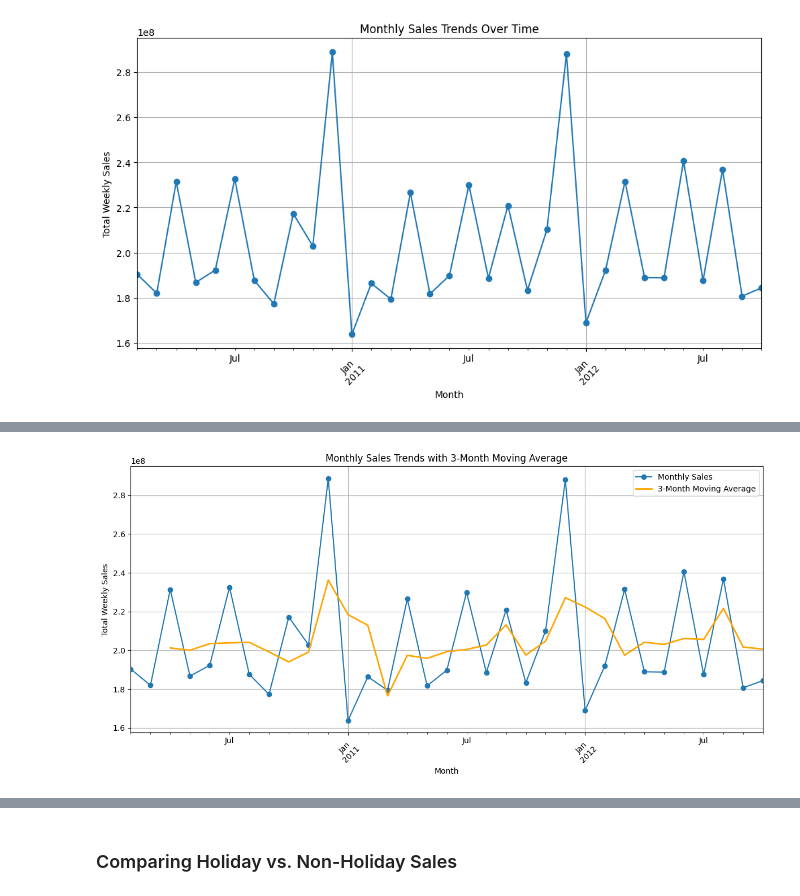
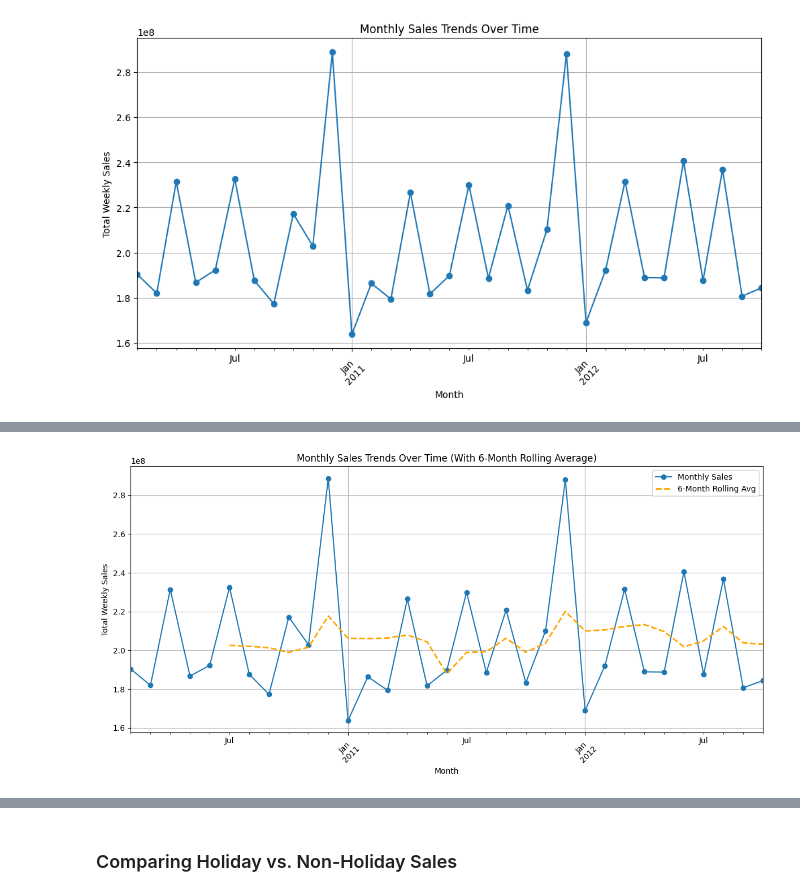
Before and after one commit to johnpospisil/walmart-sales, a Jupyter notebook: forecasting-walmart-sales.ipynb, the cells around one changed output, grey strips where cells are left out. Drawn from its saved outputs; the diff is of its cells as text; code cells hidden in the pictures.

```diff
--- a/forecasting-walmart-sales.ipynb
+++ b/forecasting-walmart-sales.ipynb
@@ -1362,30 +1471,27 @@ plt.show()
 # %%
 import matplotlib.pyplot as plt
 
-# Extract Month-Year and group by month
+# Extract Month-Year and aggregate total sales
 train['Month'] = train['Date'].dt.to_period("M")
 monthly_sales = train.groupby("Month")["Weekly_Sales"].sum()
 
-# Convert PeriodIndex to datetime for plotting
-monthly_sales.index = monthly_sales.index.to_timestamp()
+# Compute 6-month rolling average
+rolling_avg = monthly_sales.rolling(window=6).mean()
 
-# Calculate 3-month moving average
-moving_avg = monthly_sales.rolling(window=3).mean()
-
-# Plot original and moving average
+# Plot original and smoothed trend
 plt.figure(figsize=(12,6))
-monthly_sales.plot(label="Monthly Sales", marker='o', color='tab:blue')
-moving_avg.plot(label="3-Month Moving Average", color='orange', linewidth=2)
+monthly_sales.plot(kind='line', marker='o', color='tab:blue', label='Monthly Sales')
+rolling_avg.plot(kind='line', linestyle='--', color='orange', linewidth=2, label='6-Month Rolling Avg')
 
 # Formatting
-plt.title("Monthly Sales Trends with 3-Month Moving Average")
+plt.title("Monthly Sales Trends Over Time (With 6-Month Rolling Average)")
 plt.xlabel("Month")
 plt.ylabel("Total Weekly Sales")
 plt.xticks(rotation=45)
+plt.grid(True)
 plt.legend()
-plt.grid(True)
 plt.tight_layout()
-plt.savefig("Seasonal_Trends_in_Sales_with_MA.jpg", format="jpg", dpi=300)
+plt.savefig("Seasonal_Trends_with_Rolling_Avg.jpg", format="jpg", dpi=300)
 plt.show()
 # %% [output]
-[figure, old version]
+[figure, new version]
```
Also changed, not shown: parts of 29 cells of this notebook.
